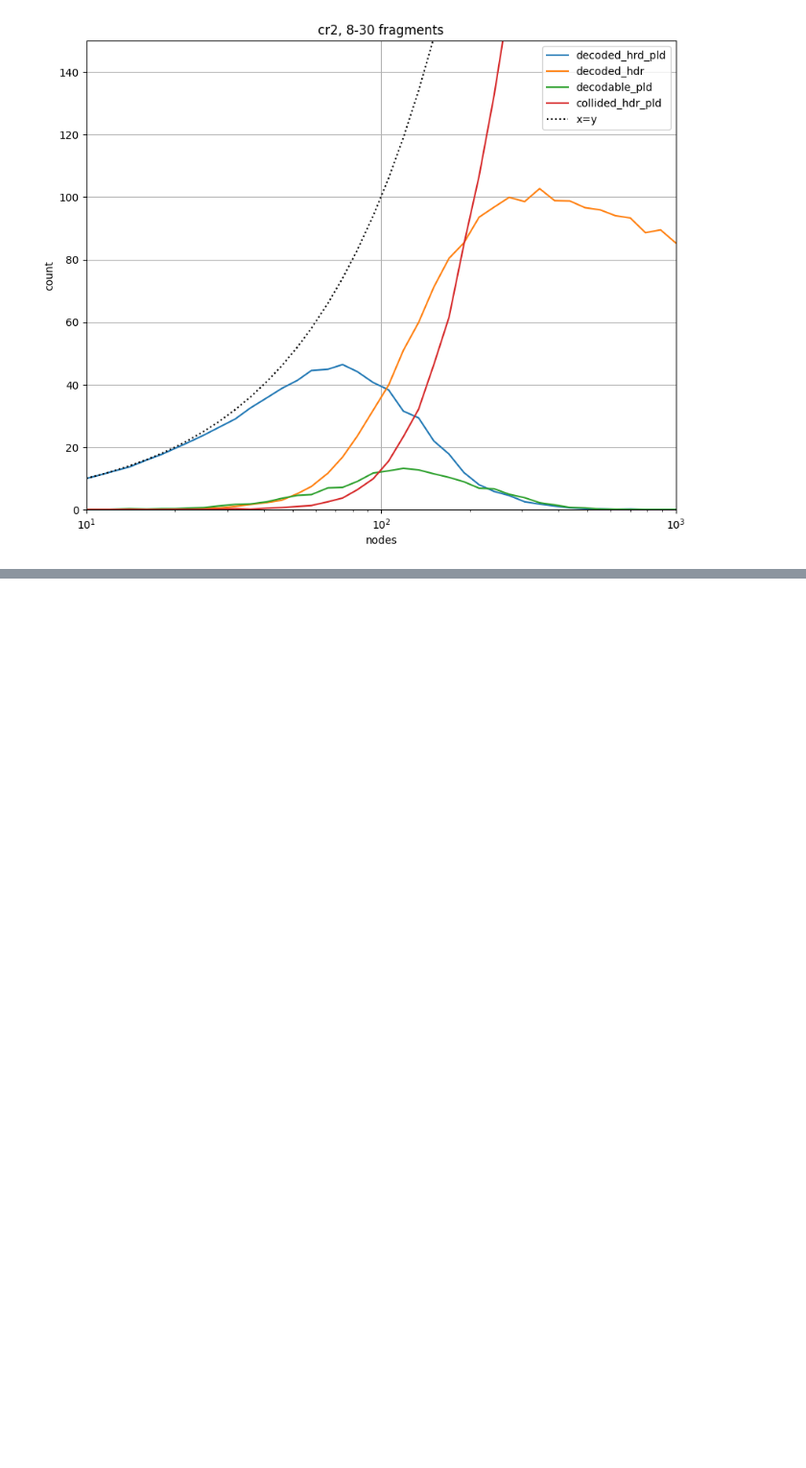
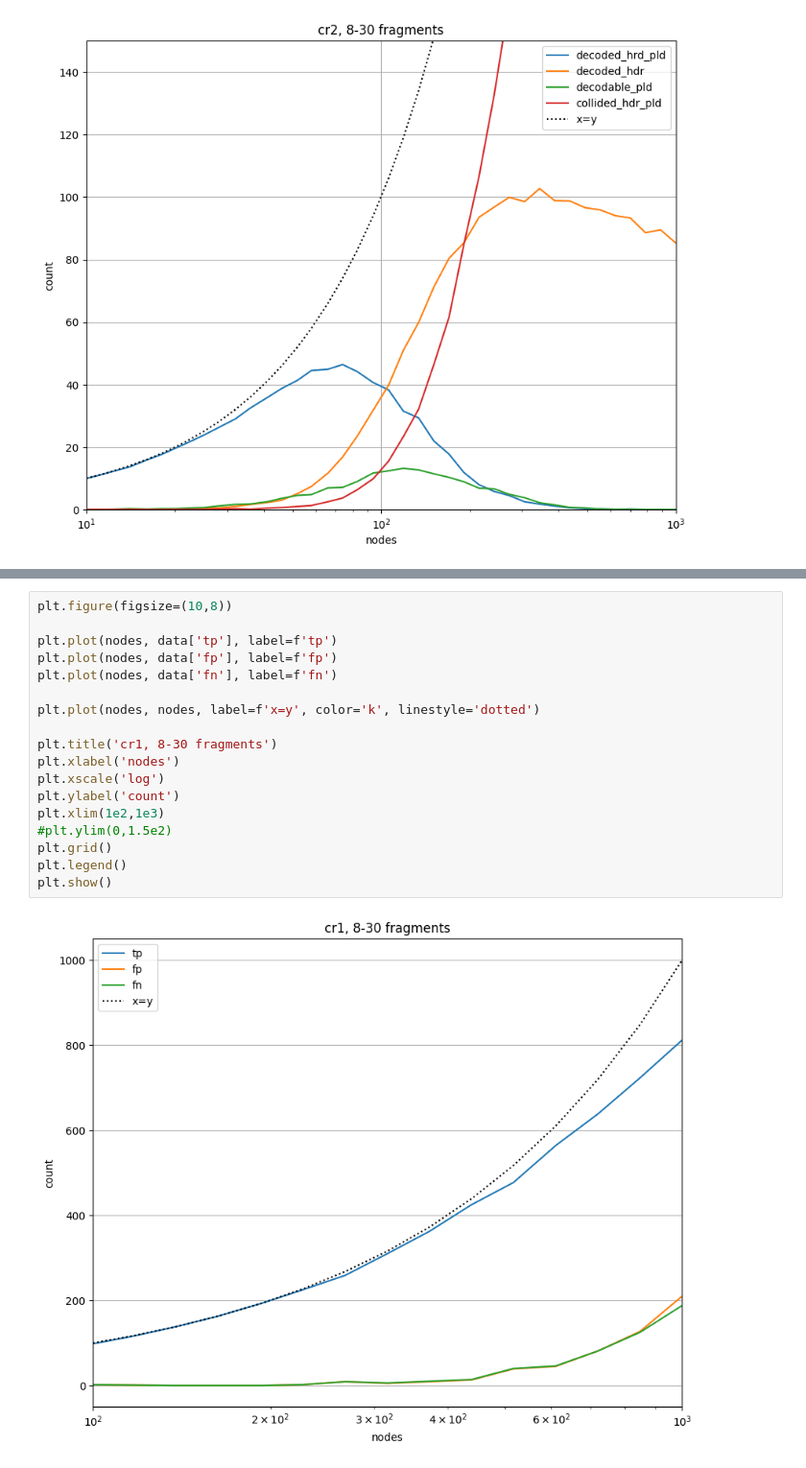
Before and after one commit to diegomm6/lr-fhss_seq-families, a Jupyter notebook: dopplerPlots.ipynb, the cells around one changed output, grey strips where cells are left out. Shown: that part at 96% size. Saved outputs shown, nothing was run; the diff lists cells and outputs as text; blank space fills up the shorter version.

```diff
--- a/dopplerPlots.ipynb
+++ b/dopplerPlots.ipynb
@@ -157,0 +184,20 @@ plt.show()
+# %%
+plt.figure(figsize=(10,8))
+
+plt.plot(nodes, data['tp'], label=f'tp')
+plt.plot(nodes, data['fp'], label=f'fp')
+plt.plot(nodes, data['fn'], label=f'fn')
+
+plt.plot(nodes, nodes, label=f'x=y', color='k', linestyle='dotted')
+
+plt.title('cr1, 8-30 fragments')
+plt.xlabel('nodes')
+plt.xscale('log')
+plt.ylabel('count')
+plt.xlim(1e2,1e3)
+#plt.ylim(0,1.5e2)
+plt.grid()
+plt.legend()
+plt.show()
+# %% [output]
+[figure, added]
```
Also changed, not shown: parts of 2 cells of this notebook, 6 other files.
